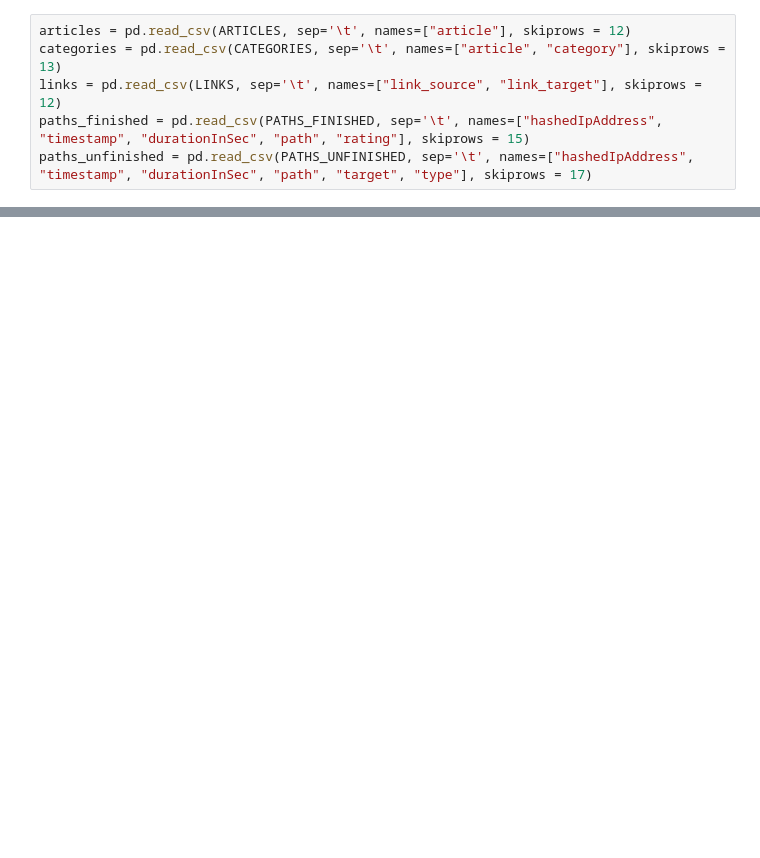
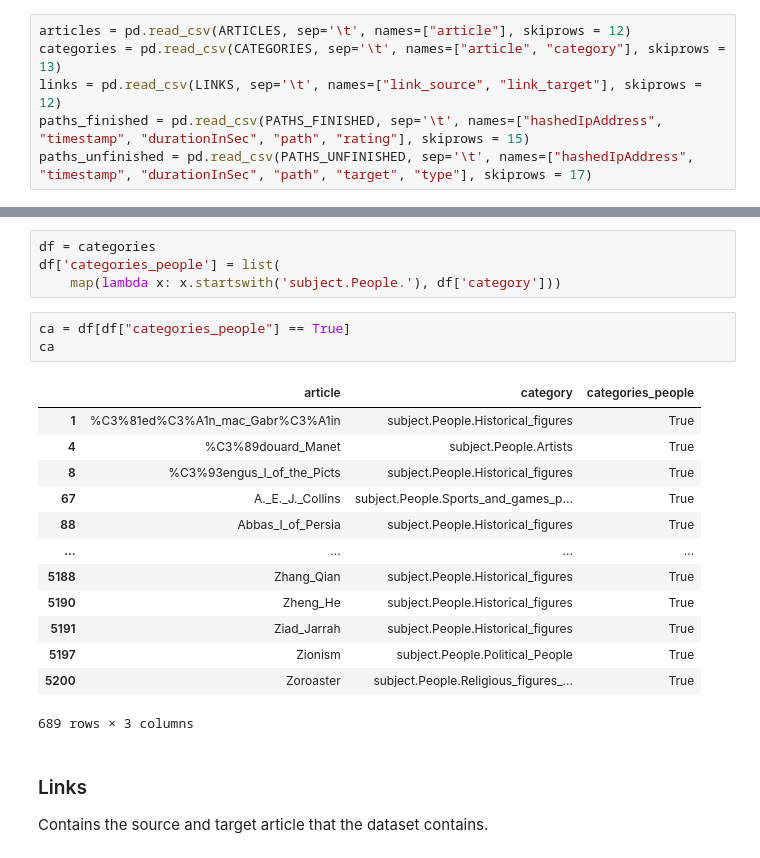
Before and after one commit to epfl-ada/ada-2022-project-metadata, a Jupyter notebook: vala.ipynb, the cells around one changed output, grey strips where cells are left out. Drawn from its saved outputs; the diff is of its cells as text; blank space fills up the shorter version.

```diff
--- a/vala.ipynb
+++ b/vala.ipynb
@@ -25,0 +196,25 @@ paths_unfinished = pd.read_csv(PATHS_UNFINISHED, sep='\t', names=["hashedIpAddre
+# %%
+df = categories
+df['categories_people'] = list(
+    map(lambda x: x.startswith('subject.People.'), df['category']))
+# %%
+ca = df[df["categories_people"] == True]
+ca
+# %% [output]
+|  | article | category | categories_people |
+| 1 | %C3%81ed%C3%A1n_mac_Gabr%C3%A1in | subject.People.Historical_figures | True |
+| 4 | %C3%89douard_Manet | subject.People.Artists | True |
+| 8 | %C3%93engus_I_of_the_Picts | subject.People.Historical_figures | True |
+| 67 | A._E._J._Collins | subject.People.Sports_and_games_p... | True |
+| 88 | Abbas_I_of_Persia | subject.People.Historical_figures | True |
+| ... | ... | ... | ... |
+| 5188 | Zhang_Qian | subject.People.Historical_figures | True |
+| 5190 | Zheng_He | subject.People.Historical_figures | True |
+| 5191 | Ziad_Jarrah | subject.People.Historical_figures | True |
+| 5197 | Zionism | subject.People.Political_People | True |
+| 5200 | Zoroaster | subject.People.Religious_figures_... | True |
+689 rows × 3 columns
+# %% [markdown]
+### Links
+
+Contains the source and target article that the dataset contains.
```
Also changed, not shown: parts of 24 cells of this notebook.
